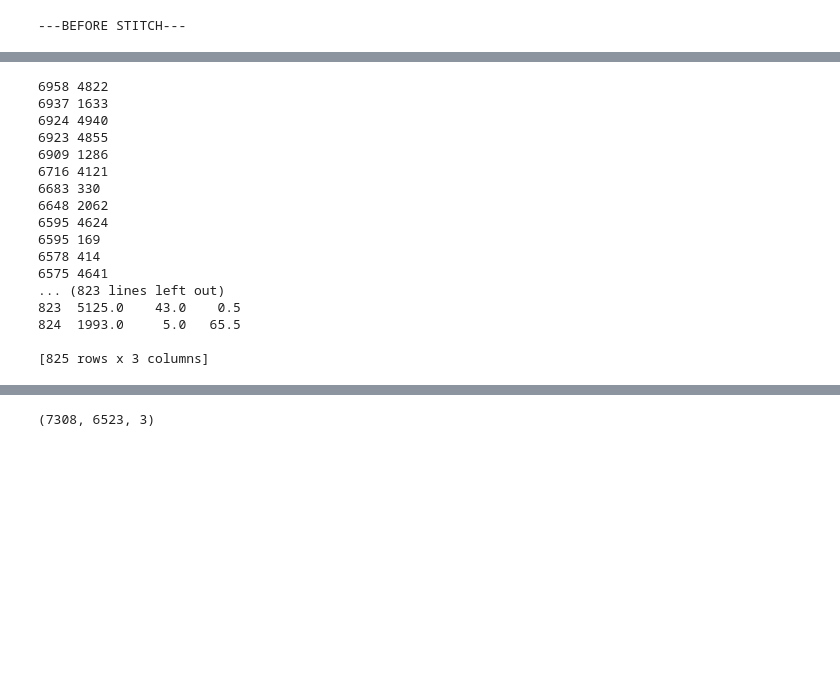
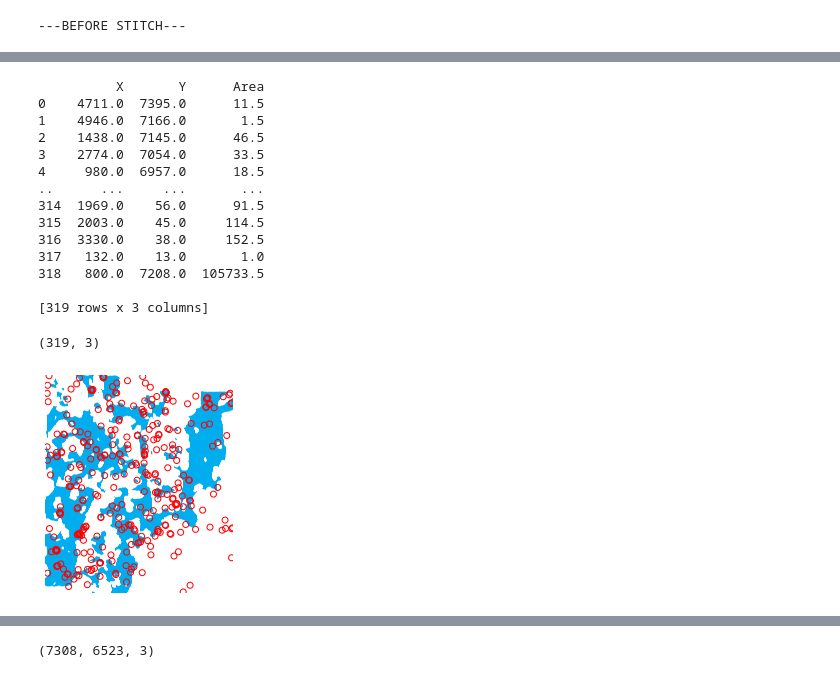
Before and after one commit to mpfi-dsp/GoldDigger, a Jupyter notebook: run_testing.ipynb, the cells around one changed output, grey strips where cells are left out. Drawn from its saved outputs; the diff is of its cells as text; code cells hidden in the pictures; blank space fills up the shorter version.

Commit message:
made it output the coordinates within the mask for 1 particle size

```diff
--- a/run_testing.ipynb
+++ b/run_testing.ipynb
@@ -67,7 +67,7 @@ def clear_out_old_files(model):
 # Cut up in order, append white images
 
 def load_data_make_jpeg(image, mask):
-    file_list = pathlib.Path('media/Input', image)
+    file_list = pathlib.Path('media2/Input', image)
     print(file_list)
     for entry in [file_list]:
 
@@ -83,9 +83,10 @@ def load_data_make_jpeg(image, mask):
         img_new = img_new[:height256, :width256, :3]
         img_mask = None
         if mask is not None:
-            mask_path = pathlib.Path('media/Mask', mask)
+            mask_path = pathlib.Path('media2/Mask', mask)
             img_mask = io.imread(mask_path)
             img_mask = img_mask[:height256, :width256, :3]
+            imageio.imwrite('media/Output_Final/' + 'CroppedMask'+'.png', img_mask)
         img_new_w = view_as_blocks(img_new, img_size)
         img_new_w = np.uint8(img_new_w)
         imageio.imwrite('media/Output_Final/' +
@@ -387,4 +396,5 @@ def run_gold_digger(model, input_image_list, particle_group_count, mask=None, fr
 # %%
 model='87kGoldDigger'
-input_image_list = 'test_image.tif'
-mask = 'test_mask.tif'
+input_image_list = '10272020Montage.tif'
+mask = '10272020mask.tif'
+particle_group_count = 1
@@ -511,26 +569,40 @@ print(cnts)
 
        [[6399,    0]]], dtype=int32)]
 # %%
-particle_group_count=2
+particle_group_count=1
 
 all_coordinates, results6, results12, results18 = get_contour_centers_and_group(particle_group_count,
                                                                    cnts, img_mask)
 print(all_coordinates)
 # %% [output]
-6958 4822
-6937 1633
-6924 4940
-6923 4855
-6909 1286
-6716 4121
-6683 330
-6648 2062
-6595 4624
-6595 169
-6578 414
-6575 4641
-... (823 lines left out)
-823  5125.0    43.0    0.5
-824  1993.0     5.0   65.5
+          X       Y      Area
+0    4711.0  7395.0      11.5
+1    4946.0  7166.0       1.5
+2    1438.0  7145.0      46.5
+3    2774.0  7054.0      33.5
+4     980.0  6957.0      18.5
+..      ...     ...       ...
+314  1969.0    56.0      91.5
+315  2003.0    45.0     114.5
+316  3330.0    38.0     152.5
+317   132.0    13.0       1.0
+318   800.0  7208.0  105733.5
 
-[825 rows x 3 columns]
+[319 rows x 3 columns]
+# %%
+all_coordinates.shape
+# %% [output]
+(319, 3)
+# %%
+img = cv2.imread('media/Output_Final/CroppedMask.png')
+img2 = img[:,:,::-1]
+plt.figure(1)
+plt.imshow(img2)
+plt.scatter(all_coordinates.X.values,all_coordinates.Y.values, facecolors='none',edgecolors='r')
+plt.gca().set_axis_off()
+plt.margins(0,0)
+plt.gca().xaxis.set_major_locator(plt.NullLocator())
+plt.gca().yaxis.set_major_locator(plt.NullLocator())
+preview_file_path = 'media/Output_Final/preview.png'
+# %% [output]
+[figure, added]
```
Also changed, not shown: parts of 14 cells of this notebook, 3 other files.
